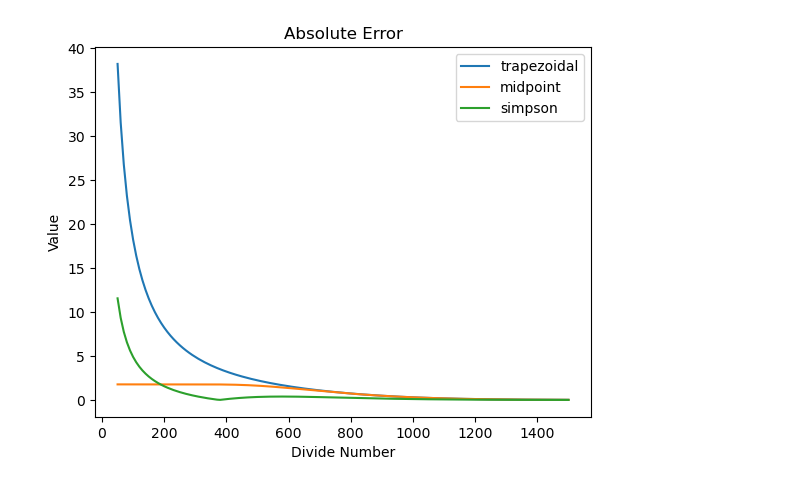
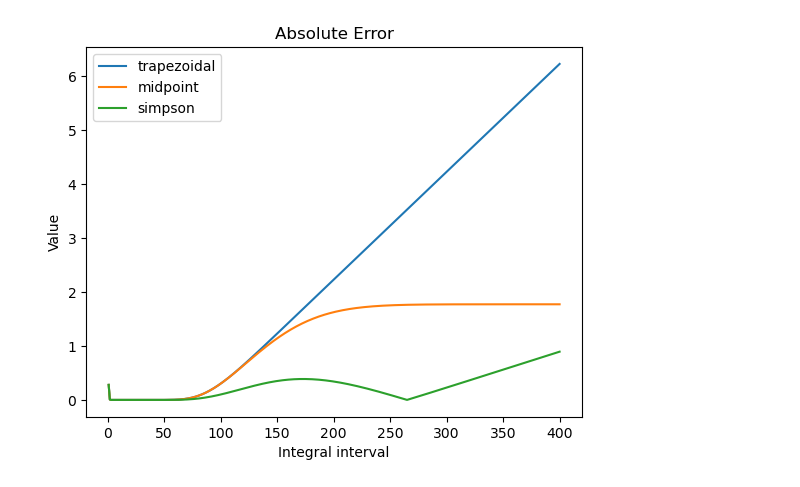
Before and after one commit to YoshihiroKatagi/TA_NumericalAnalysis, a Jupyter notebook: kadai4/result.ipynb, the cells around one changed output. Cells and saved outputs as stored; diff of their text form; code cells hidden in the pictures.

```diff
--- a/kadai4/result.ipynb
+++ b/kadai4/result.ipynb
@@ -25,15 +25,15 @@ df
 # %%
-plt.plot(df["n"], df["trapezoidal"], label="trapezoidal")
-plt.plot(df["n"], df["midpoint"], label="midpoint")
-plt.plot(df["n"], df["simpson"], label="simpson")
+plt.plot(df["W"], df["trapezoidal"], label="trapezoidal")
+plt.plot(df["W"], df["midpoint"], label="midpoint")
+plt.plot(df["W"], df["simpson"], label="simpson")
 plt.title("Absolute Error")
-plt.xlabel("Divide Number")
+plt.xlabel("Integral interval")
 plt.ylabel("Value")
 plt.legend()
 plt.savefig("AbsoluteError.png")
 plt.show()
 # %% [output]
-[figure, old version]
+[figure, new version]
 # %%
 #相対誤差
 filename = "RelativeError.csv"
```
Also changed, not shown: parts of 3 cells of this notebook, 8 other files.
